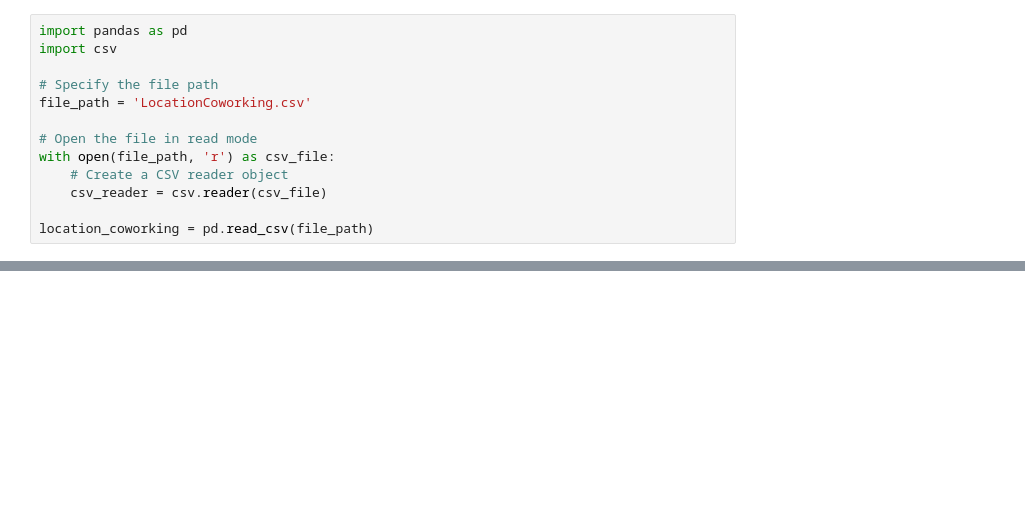
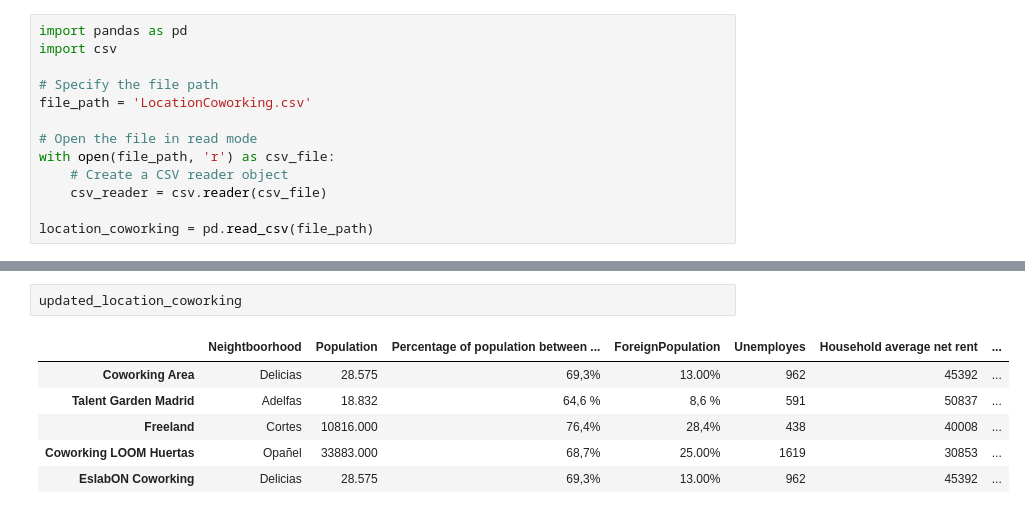
Before and after one commit to GabrielFersPin/Coworking, a Jupyter notebook: Coworking.ipynb, the cells around one changed output, grey strips where cells are left out. Drawn from its saved outputs; the diff is of its cells as text; blank space fills up the shorter version.

```diff
--- a/Coworking.ipynb
+++ b/Coworking.ipynb
@@ -421,3 +484,12 @@ location_coworking
+# %%
+updated_location_coworking
+# %% [output]
+|  | Neightboorhood | Population | Percentage of population between ... | ForeignPopulation | Unemployes | Household average net rent | ... |
+| Coworking Area | Delicias | 28.575 | 69,3% | 13.00% | 962 | 45392 | ... |
+| Talent Garden Madrid | Adelfas | 18.832 | 64,6 % | 8,6 % | 591 | 50837 | ... |
+| Freeland | Cortes | 10816.000 | 76,4% | 28,4% | 438 | 40008 | ... |
+| Coworking LOOM Huertas | Opañel | 33883.000 | 68,7% | 25.00% | 1619 | 30853 | ... |
+| EslabON Coworking | Delicias | 28.575 | 69,3% | 13.00% | 962 | 45392 | ... |
 # %%
 import os
 import psycopg2
```
Also changed, not shown: parts of 3 cells of this notebook.
